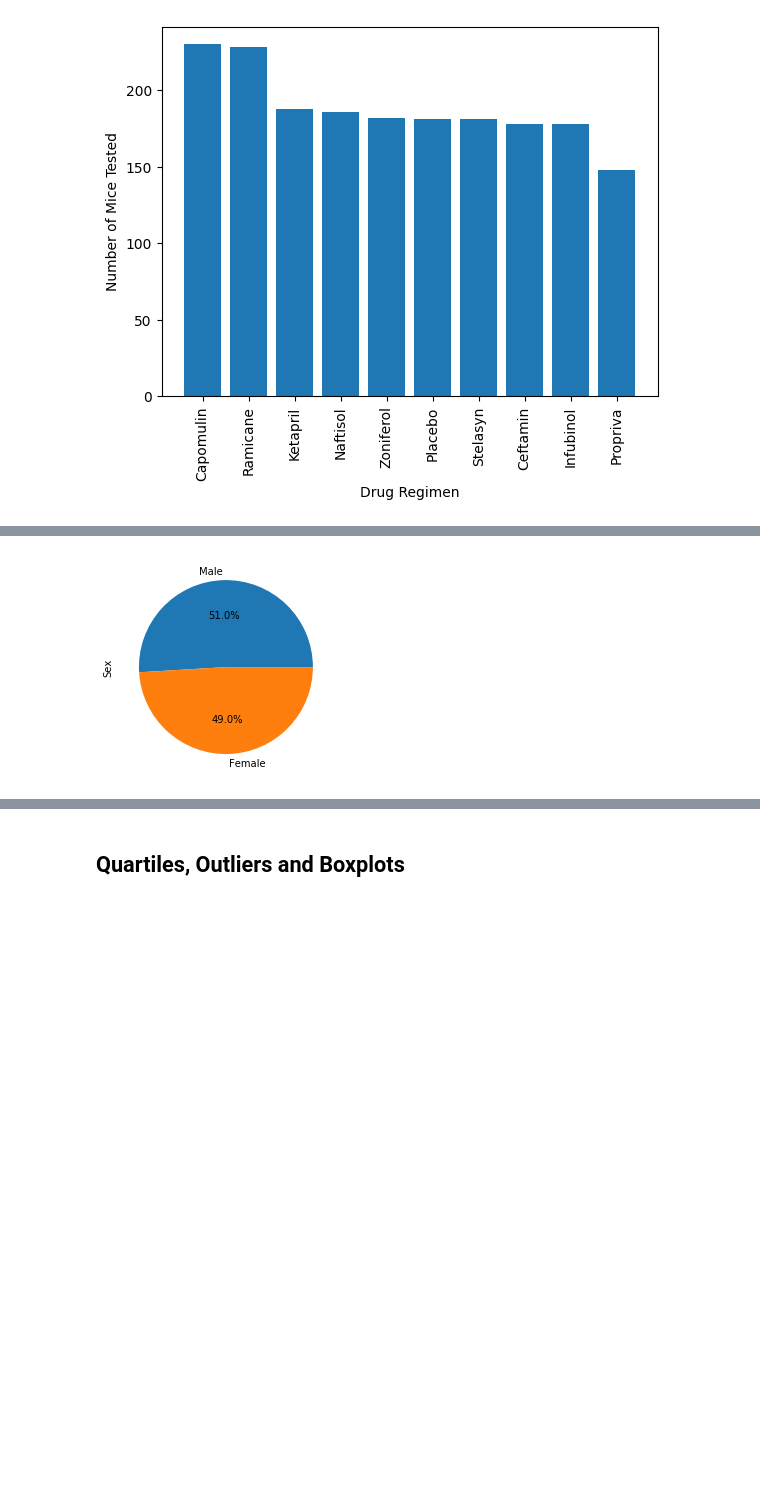
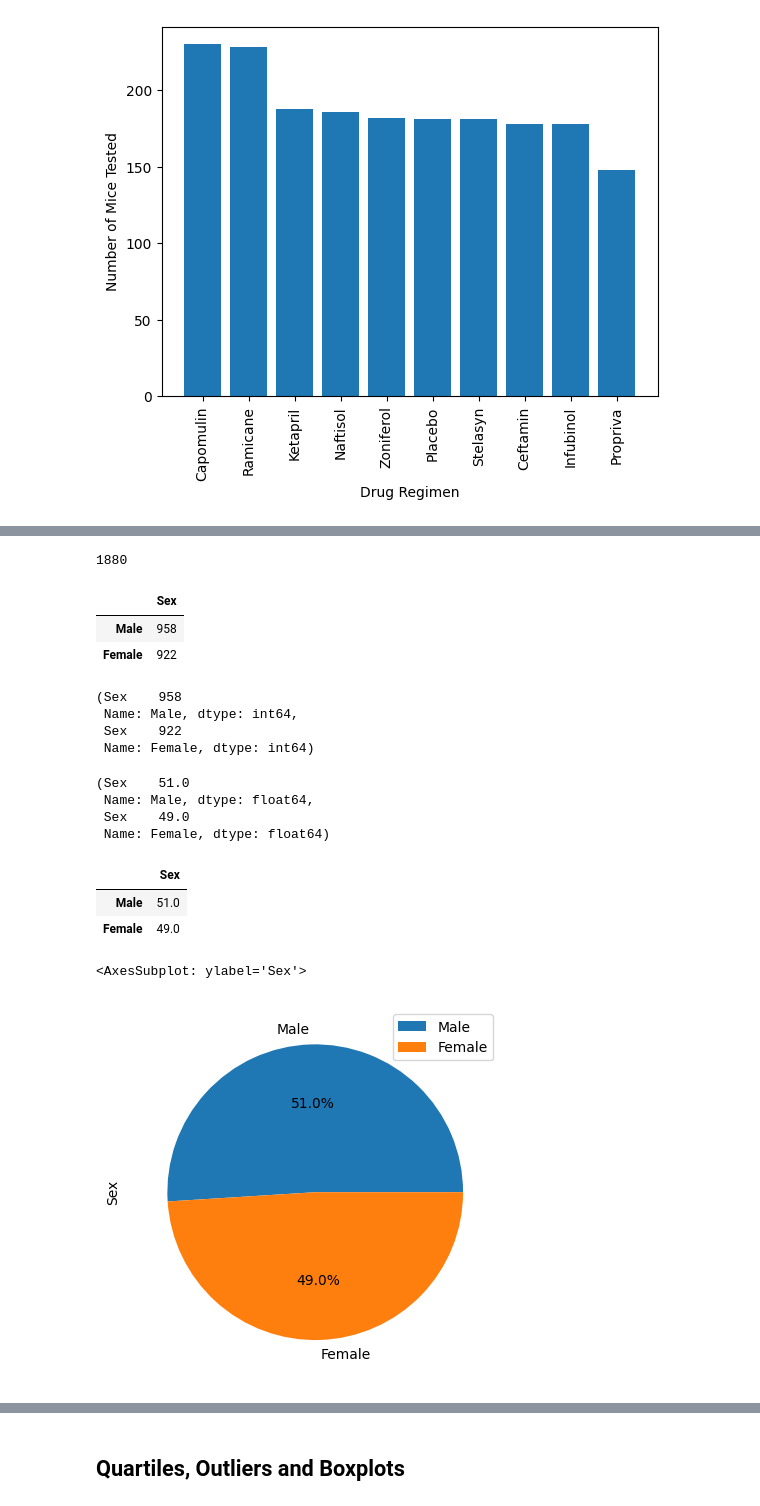
Before and after one commit to joelpangilinan/matplotlib-challenge, a Jupyter notebook: pymaceuticals_starter-Copy1.ipynb, the cells around one changed output, grey strips where cells are left out. Saved outputs shown, nothing was run; the diff lists cells and outputs as text; code cells hidden in the pictures; blank space fills up the shorter version.

Commit message:
done with pie chart

```diff
--- a/pymaceuticals_starter-Copy1.ipynb
+++ b/pymaceuticals_starter-Copy1.ipynb
@@ -330,6 +337,54 @@ plt.bar(drug_regimen_list, number_of_mice_tested_list)
+# %%
+# Get the number of mice
+number_of_mice = len(clean_combined_data_df["Sex"])
+number_of_mice
+# %% [output]
+1880
+# %%
+# Put in a dataframe the number of male and female mice
+sex_number_of_mice_df = pd.DataFrame(clean_combined_data_df["Sex"].value_counts())
+sex_number_of_mice_df
+# %% [output]
+|  | Sex |
+| Male | 958 |
+| Female | 922 |
+# %%
+# Get the number of male and female mice
+number_of_males = sex_number_of_mice_df.iloc[0]
+number_of_females = sex_number_of_mice_df.iloc[1]
+number_of_males, number_of_females
+# %% [output]
+(Sex    958
+ Name: Male, dtype: int64,
+ Sex    922
+ Name: Female, dtype: int64)
+# %%
+# Get the percent for both male and female mice
+percent_male_mice = round((number_of_males/number_of_mice)*100)
+percent_female_mice = round((number_of_females/number_of_mice)*100)
+percent_male_mice, percent_female_mice
+# %% [output]
+(Sex    51.0
+ Name: Male, dtype: float64,
+ Sex    49.0
+ Name: Female, dtype: float64)
+# %%
+# Put the values into a dataframe
+distribution_df = pd.DataFrame({
+    "Male":percent_male_mice,
+    "Female":percent_female_mice
+})
+distribution_df = pd.DataFrame(distribution_df.loc["Sex"])
+distribution_df
+# %% [output]
+|  | Sex |
+| Male | 51.0 |
+| Female | 49.0 |
 # %%
 # Generate a pie plot showing the distribution of female versus male mice using Pandas
+distribution_df.plot(kind="pie", y="Sex", autopct="%1.1f%%")
 # %% [output]
+<AxesSubplot: ylabel='Sex'>
-[figure, old version]
+[figure, new version]
 # %%
 # Generate a pie plot showing the distribution of female versus male mice using pyplot
```
Also changed, not shown: parts of 4 cells of this notebook.
